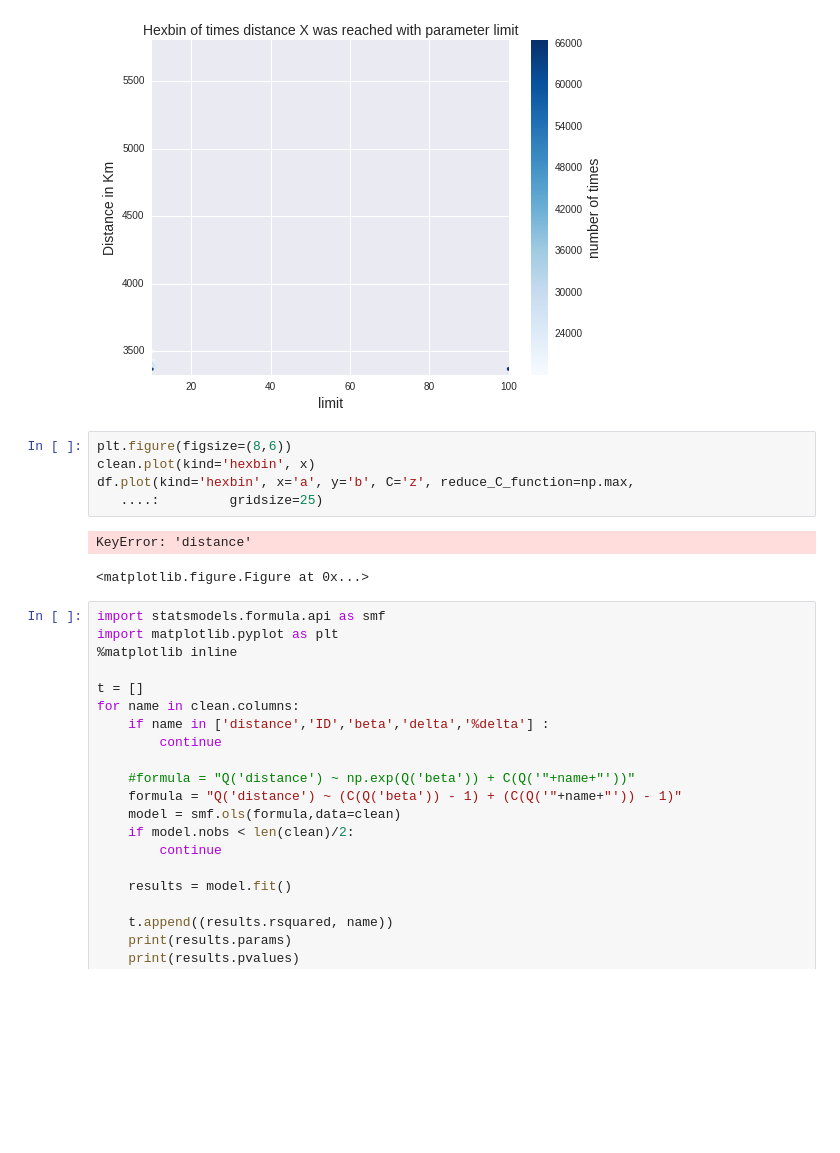
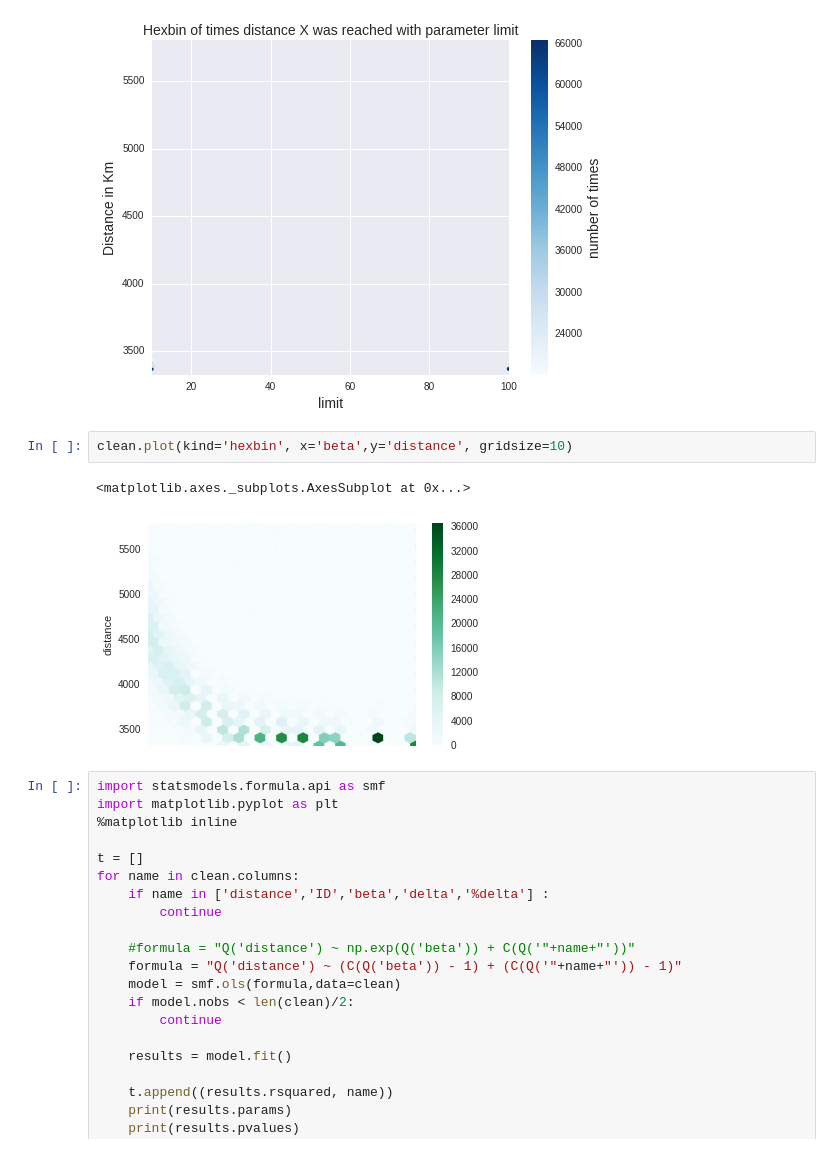
Before and after one commit to andresalesbarbosa/ACO, a Jupyter notebook: Data_Analysis_Burma.ipynb, the cells around one changed output. Saved outputs shown, nothing was run; the diff lists cells and outputs as text; blank space fills up the shorter version.

```diff
--- a/Data_Analysis_Burma.ipynb
+++ b/Data_Analysis_Burma.ipynb
@@ -72,14 +72,11 @@ for name in clean.columns:
 [figure]
 [figure]
 [figure]
-# %%
-plt.figure(figsize=(8,6))
-clean.plot(kind='hexbin', x)
-df.plot(kind='hexbin', x='a', y='b', C='z', reduce_C_function=np.max,
-   ....:         gridsize=25)
-# %% [output]
-KeyError: 'distance'
-<matplotlib.figure.Figure at 0x...>
+# %%
+clean.plot(kind='hexbin', x='beta',y='distance', gridsize=10)
+# %% [output]
+<matplotlib.axes._subplots.AxesSubplot at 0x...>
+[figure, added]
 # %%
 import statsmodels.formula.api as smf
 import matplotlib.pyplot as plt
```
